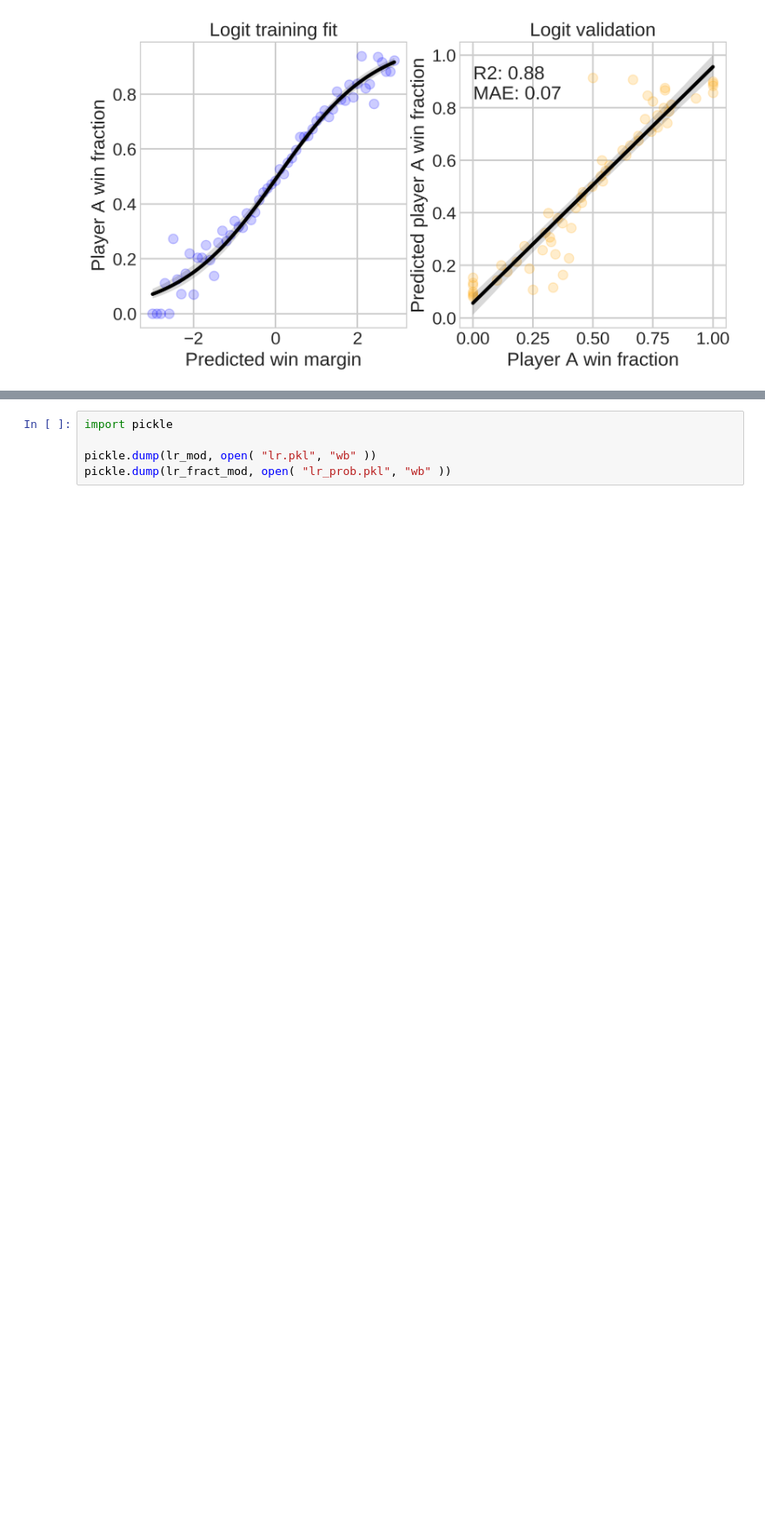
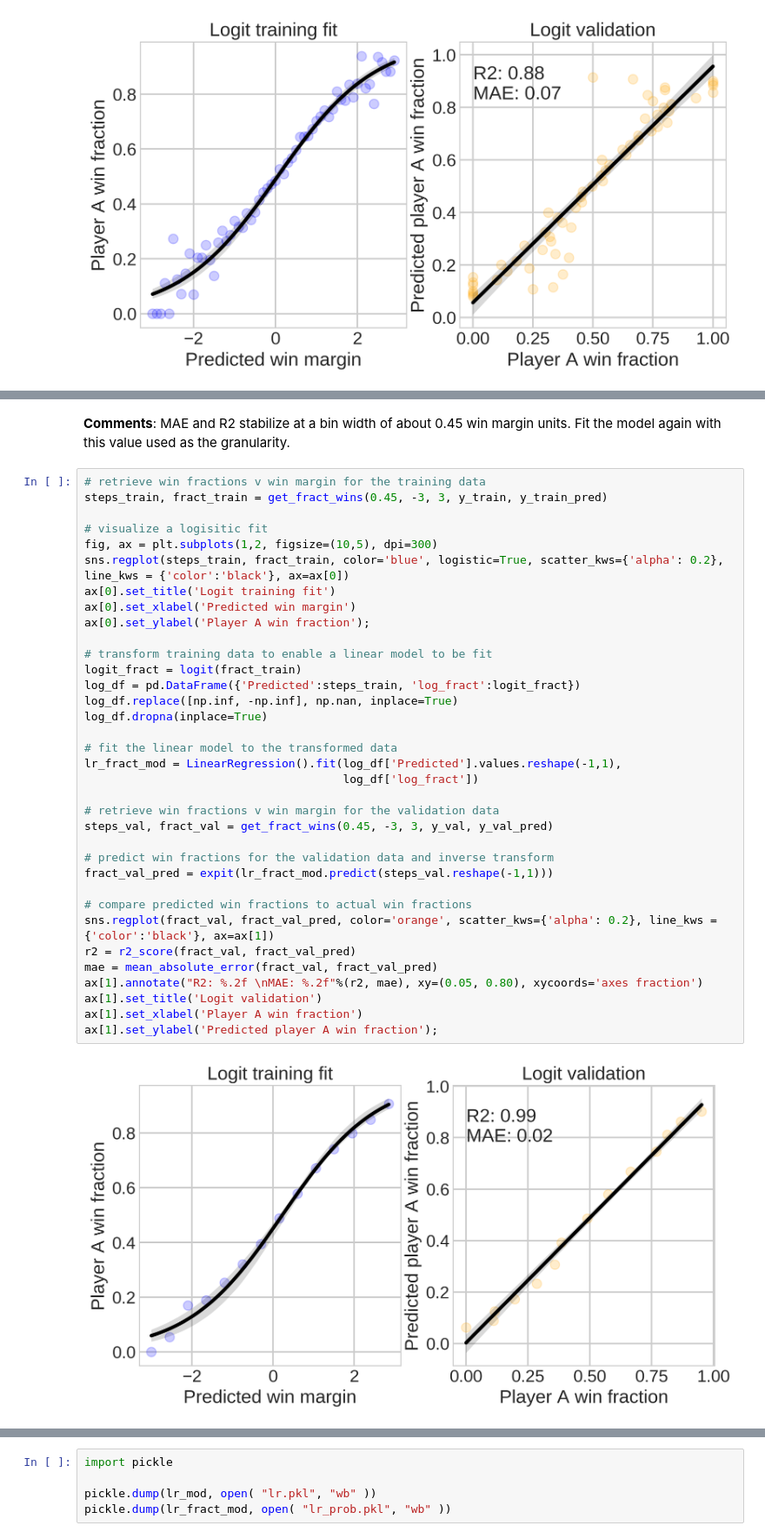
Before and after one commit to cfodonnell/NAPA-Amateur-Pool, a Jupyter notebook: models/model_selection.ipynb, the cells around one changed output, grey strips where cells are left out. Shown at 87% size. Drawn from its saved outputs; the diff is of its cells as text; blank space fills up the shorter version.

Commit message:
readme and model updated

```diff
--- a/models/model_selection.ipynb
+++ b/models/model_selection.ipynb
@@ -283 +327,40 @@ ax[1].set_ylabel('Predicted player A win fraction');
+# %% [markdown]
+__Comments__: MAE and R2 stabilize at a bin width of about 0.45 win margin units. Fit the model again with this value used as the granularity.
+# %%
+# retrieve win fractions v win margin for the training data
+steps_train, fract_train = get_fract_wins(0.45, -3, 3, y_train, y_train_pred)
+
+# visualize a logisitic fit
+fig, ax = plt.subplots(1,2, figsize=(10,5), dpi=300)
+sns.regplot(steps_train, fract_train, color='blue', logistic=True, scatter_kws={'alpha': 0.2}, line_kws = {'color':'black'}, ax=ax[0])
+ax[0].set_title('Logit training fit')
+ax[0].set_xlabel('Predicted win margin')
+ax[0].set_ylabel('Player A win fraction');
+
+# transform training data to enable a linear model to be fit
+logit_fract = logit(fract_train)
+log_df = pd.DataFrame({'Predicted':steps_train, 'log_fract':logit_fract})
+log_df.replace([np.inf, -np.inf], np.nan, inplace=True)
+log_df.dropna(inplace=True)
+
+# fit the linear model to the transformed data
+lr_fract_mod = LinearRegression().fit(log_df['Predicted'].values.reshape(-1,1),
+                                      log_df['log_fract'])
+
+# retrieve win fractions v win margin for the validation data
+steps_val, fract_val = get_fract_wins(0.45, -3, 3, y_val, y_val_pred)
+
+# predict win fractions for the validation data and inverse transform
+fract_val_pred = expit(lr_fract_mod.predict(steps_val.reshape(-1,1)))
+
+# compare predicted win fractions to actual win fractions
+sns.regplot(fract_val, fract_val_pred, color='orange', scatter_kws={'alpha': 0.2}, line_kws = {'color':'black'}, ax=ax[1])
+r2 = r2_score(fract_val, fract_val_pred)
+mae = mean_absolute_error(fract_val, fract_val_pred)
+ax[1].annotate("R2: %.2f \nMAE: %.2f"%(r2, mae), xy=(0.05, 0.80), xycoords='axes fraction')
+ax[1].set_title('Logit validation')
+ax[1].set_xlabel('Player A win fraction')
+ax[1].set_ylabel('Predicted player A win fraction');
+# %% [output]
+[figure, added]
 # %% [markdown]
```
Also changed, not shown: parts of 6 cells of this notebook, 10 other files.
